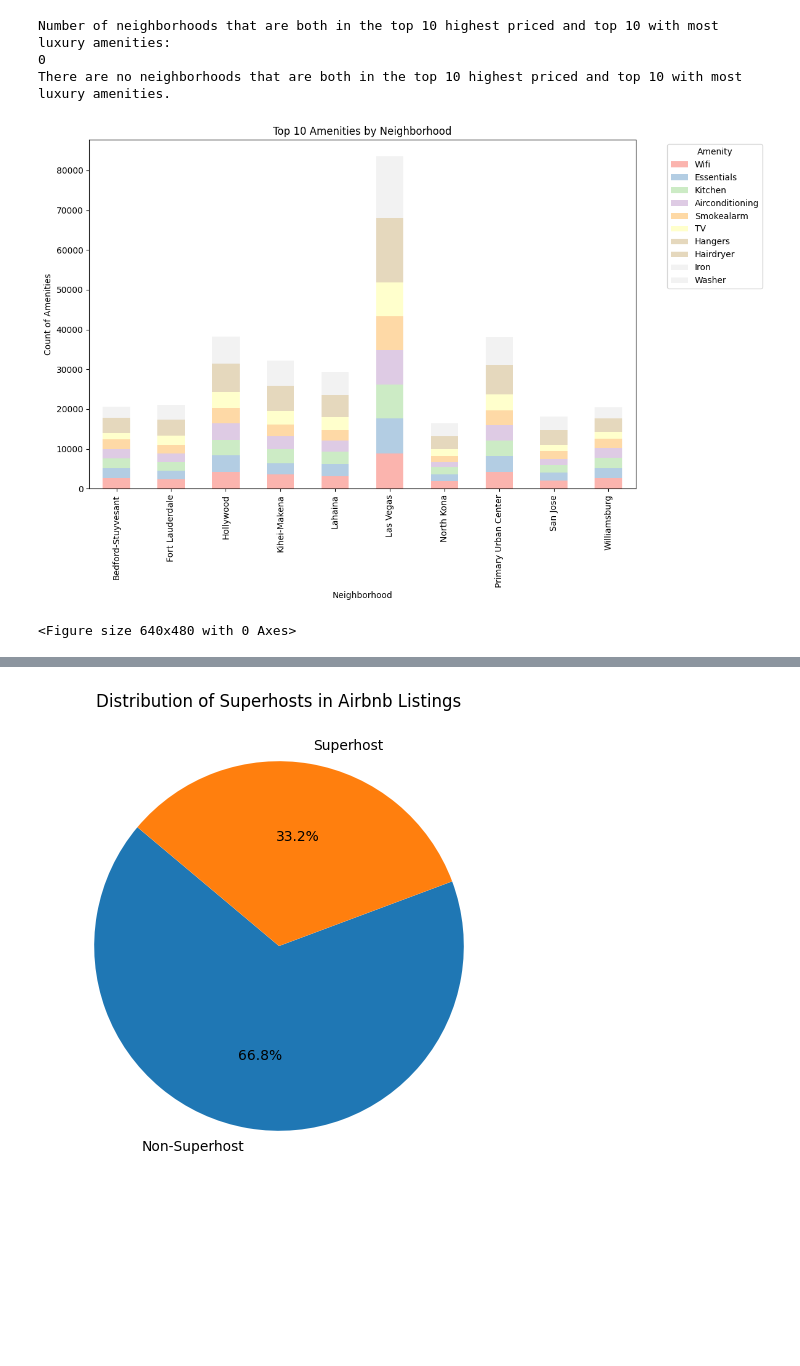
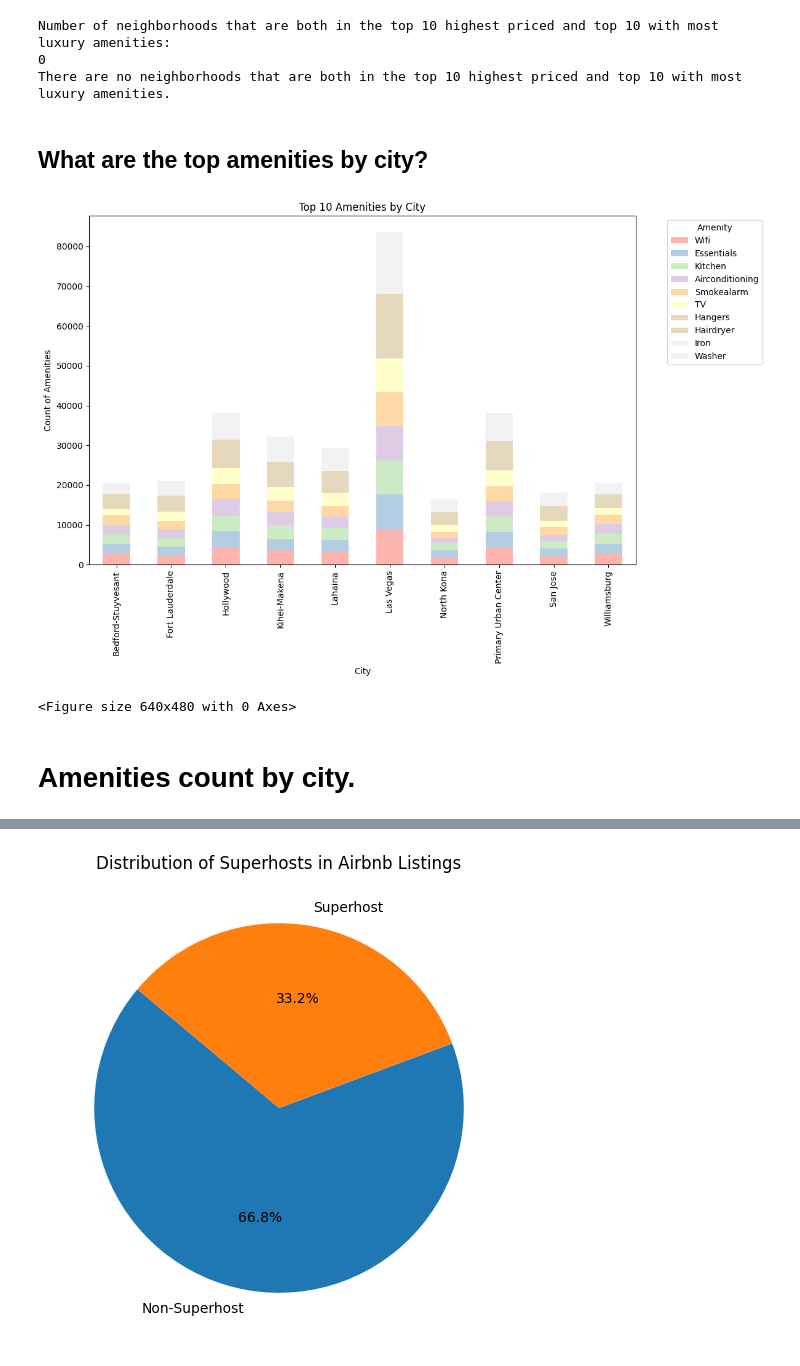
Before and after one commit to ngrief/data-class-project1, a Jupyter notebook: airbnb_final_analysis.ipynb, the cells around one changed output, grey strips where cells are left out. Drawn from its saved outputs; the diff is of its cells as text; code cells hidden in the pictures; blank space fills up the shorter version.

```diff
--- a/airbnb_final_analysis.ipynb
+++ b/airbnb_final_analysis.ipynb
@@ -1022,34 +1028,38 @@ Top 10 Neighborhoods Luxury Comparison
 Number of neighborhoods that are both in the top 10 highest priced and top 10 with most luxury amenities:
 0
 There are no neighborhoods that are both in the top 10 highest priced and top 10 with most luxury amenities.
+# %% [markdown]
+## What are the top amenities by city?
 # %%
 # Clean up amenities column
 airbnb_df['amenities'] = airbnb_df['amenities'].str.replace('[\[\]"\'\s]', '', regex=True)
 
 # Step 1: Extract amenities and group by neighborhood
 airbnb_df['amenities_list'] = airbnb_df['amenities'].str.split(',')
 sampled_neighborhoods = airbnb_df['neighbourhood'].value_counts().nlargest(10).index  # Select top 10 neighborhoods
 filtered_df = airbnb_df[airbnb_df['neighbourhood'].isin(sampled_neighborhoods)]
 
 # Count each amenity in each neighborhood
 amenities_by_neighborhood = filtered_df.explode('amenities_list').groupby(['neighbourhood', 'amenities_list']).size().unstack(fill_value=0)
 
 # Step 2: Get top 10 common amenities across all neighborhoods
 top_amenities = amenities_by_neighborhood.sum().nlargest(10).index
 top_amenities_df = amenities_by_neighborhood[top_amenities]
 
 # Plot stacked bar chart with a professional color palette
 top_amenities_df.plot(kind='bar', stacked=True, figsize=(12, 8), colormap='Pastel1')
-plt.title('Top 10 Amenities by Neighborhood')
-plt.xlabel('Neighborhood')
+plt.title('Top 10 Amenities by City')
+plt.xlabel('City')
 plt.ylabel('Count of Amenities')
 plt.legend(title='Amenity', bbox_to_anchor=(1.05, 1), loc='upper left')
 plt.tight_layout()
 plt.show()
 plt.savefig("output_data/Fig4i.png")
 # %% [output]
-[figure, old version]
+[figure, new version]
 <Figure size 640x480 with 0 Axes>
+# %% [markdown]
+# Amenities count by city.
 # %%
 # Clean up amenities column
 airbnb_df['amenities'] = airbnb_df['amenities'].str.replace('[\[\]"\'\s]', '', regex=True)
```
Also changed, not shown: parts of 10 cells of this notebook.
